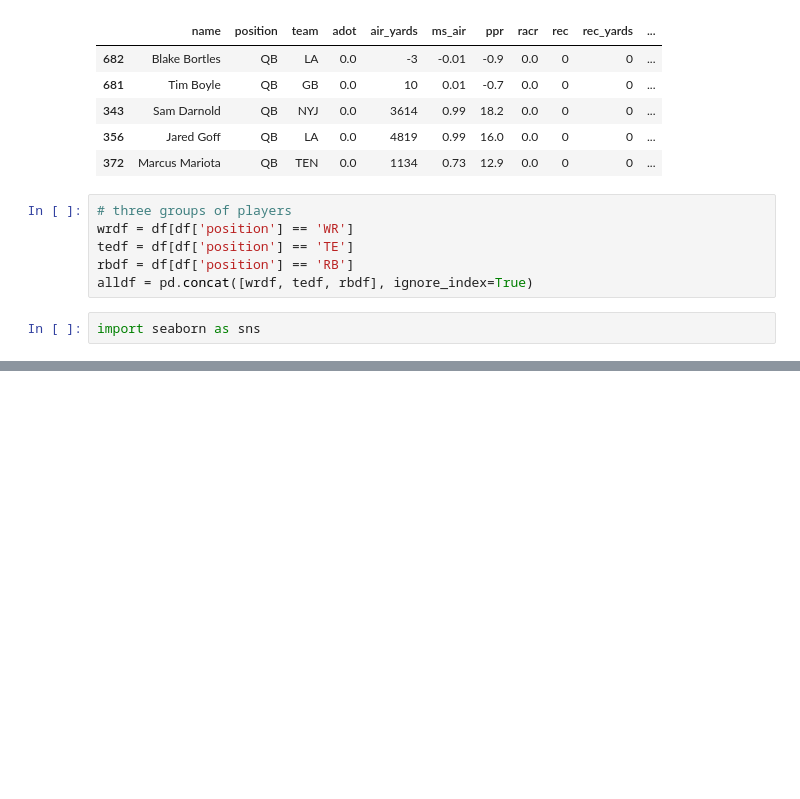
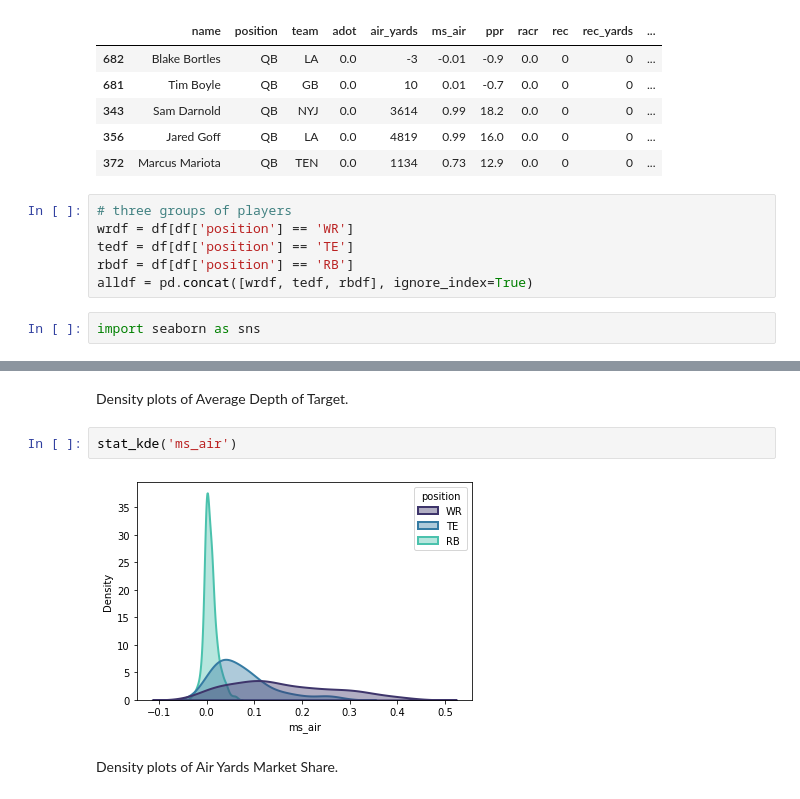
Before and after one commit to vishal-chandra/ExploringAirYards, a Jupyter notebook: ExploringAirYards.ipynb, the cells around one changed output, grey strips where cells are left out. Saved outputs shown, nothing was run; the diff lists cells and outputs as text; blank space fills up the shorter version.

```diff
--- a/ExploringAirYards.ipynb
+++ b/ExploringAirYards.ipynb
@@ -71,0 +90,8 @@ Probability density plot of WR WOPR.
+# %% [markdown]
+Density plots of Average Depth of Target.
+# %%
+stat_kde('ms_air')
+# %% [output]
+[figure, added]
+# %% [markdown]
+Density plots of Air Yards Market Share.
```
Also changed, not shown: parts of 8 cells of this notebook.
